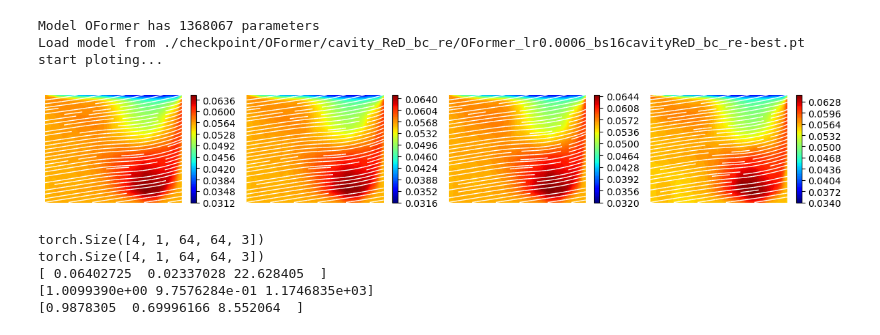
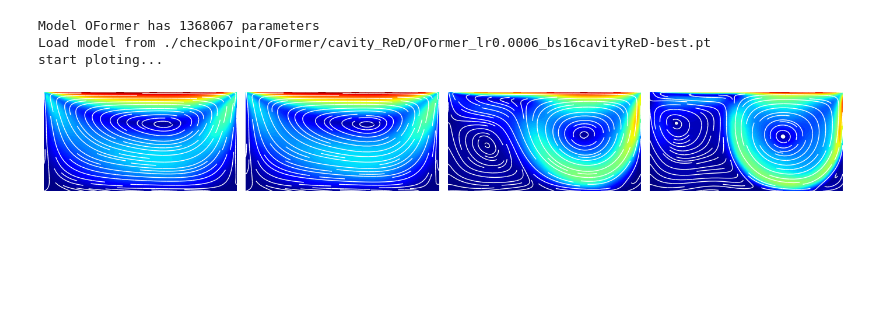
Before and after one commit to Lowbcgz/CFDNNEval, a Jupyter notebook: plot.ipynb, the cells around one changed output. Saved outputs shown, nothing was run; the diff lists cells and outputs as text; code cells hidden in the pictures; blank space fills up the shorter version.

```diff
--- a/plot.ipynb
+++ b/plot.ipynb
@@ -180,13 +100,0 @@ torch.Size([4, 1001, 64, 64, 3]) torch.Size([4, 64, 64, 5]) torch.Size([1, 64, 6
-# %%
-fig, axs = plt.subplots(1, 4, figsize=(12,2))
-fig.set_tight_layout(True)
-for i in range(4):
-    U = torch.sqrt(inputs[i, :, :, :, 0] ** 2 + inputs[i, :, :, :, 1] ** 2).cpu().numpy()
-    u = inputs[i, :, :, :, 0].cpu().numpy()
-    v = inputs[i, :, :, :, 1].cpu().numpy()
-    axs[i].axis("off")
-    extent = [x.min(), x.max(), y.min(), y.max()]
-    case_id = -1
-    axs[i].contourf(x, y, U[case_id], 100, cmap='jet', extent=extent)
-    axs[i].streamplot(x, y, u[case_id], v[case_id], color='white', linewidth=1, arrowsize=0)
-plt.show()
@@ -195,22 +101,19 @@ plt.show()
 # %%
-from utils import get_model, get_dataset, get_dataloader, get_min_max, setup_seed
-from functools import reduce
-from pathlib import Path
-from torch import Tensor
-from typing import Optional
+from utils import get_model, setup_seed
 import yaml
-import argparse
 import numpy as np
 import os
-import typing
 import matplotlib.pyplot as plt
 import torch
 
+# 修改模型
 model = 'OFormer'
+
 config_file = f'./config/{model}/config_cavity_ReD_bc_re.yaml'
 with open(config_file, 'r') as f:
     args = yaml.safe_load(f)
 args['dataset']['multi_step_size'] = 1
+args['dataset']['case_name'] = 'ReD'
 setup_seed(args["seed"])
 
 #init
@@ -250,61 +153,45 @@ model.to(device)
 #test and plot
 print('start ploting...')
 results = []
-max_iter = [1, 1, 1, 1] # [101, 101, 101, 101]
+max_iter = [101, 101, 120, 301] # [101, 101, 101, 101]
 model.eval()
 with torch.no_grad():
     inputs = inputs.float().to(device)
     case_params = case_params.float().to(device)
     grid = grid.float().to(device)
     mask = mask.float().to(device)
     for i in range(4):
-        x = inputs[i][100].unsqueeze(0)
+        x = inputs[i][0].unsqueeze(0)
         params = case_params[i].unsqueeze(0)
         x = (x - min_) / (max_ - min_)
+        # results.append(x)
         for j in range(max_iter[i]):
             pred = model(x, params, mask, grid)
             # if np.abs(np.sqrt(pred[0,0,0,0]**2 + pred[0,0,0,1]**2 + pred[0,0,0,2]**2) - np.sqrt(x[0,0,0,0]**2 + x[0,0,0,1]**2 + x[0,0,0,2]**2)) < 0.0001:
             #     print(f'converged at iter {j}')
             #     break
             x = pred.reshape(x.shape)
-            # print(x[0,0,0,:], x[0,0,-1,:], x[0,-1,0,:], x[0,-1,-1,:])
-        pred = pred * (max_ - min_) + min_
         results.append(pred.reshape(x.shape))
 
+for i in range(4):
+    # denormalize
+    results[i] = results[i] * (max_ - min_) + min_
 #plot
-fig, axs = plt.subplots(1, 4, figsize=(12,2))
+fig, axs = plt.subplots(1, 4, figsize=(14,2))
 fig.set_tight_layout(True)
 x = grid[0, :, :, 0].cpu().numpy()
 y = grid[0, :, :, 1].cpu().numpy()
 for i in range(4):
     U = np.sqrt(results[i][0,:,:,0].cpu().numpy()**2 + results[i][0,:,:,1].cpu().numpy()**2)
     u = results[i][0,:,:,0].cpu().numpy()
     v = results[i][0,:,:,1].cpu().numpy()
     axs[i].axis("off")
     extent = [x.min(), x.max(), y.min(), y.max()]
-    im = axs[i].contourf(x, y, U, 100, cmap='jet', extent=extent)
+    im = axs[i].contourf(x, y, U, 100, cmap='jet', extent=extent, vmin=U_min[i], vmax=U_max[i])
     axs[i].streamplot(x, y, u, v, color='white', linewidth=1, arrowsize=0)
-    # bar
-    cbar = plt.colorbar(im, ax=axs[i])
+fig.savefig(os.path.join(fig_dir, 'cavity_ReD.png'))
 # %% [output]
 Model OFormer has 1368067 parameters
-Load model from ./checkpoint/OFormer/cavity_ReD_bc_re/OFormer_lr0.0006_bs16cavityReD_bc_re-best.pt
+Load model from ./checkpoint/OFormer/cavity_ReD/OFormer_lr0.0006_bs16cavityReD-best.pt
 start ploting...
-[figure, old version]
+[figure, new version]
-# %%
-preds = torch.stack(results, dim=0)
-print(preds.shape)
-gts = inputs[:, 201].unsqueeze(1)
-print(gts.shape)
-err = torch.abs(preds - gts).cpu().numpy()
-# mse, nmse, maxe: [4, 1, 64, 64, 3] -> [3]
-mse  = np.mean(err**2, axis=(0,1,2,3))
-nmse = np.mean(err**2, axis=(0,1,2,3)) / np.mean(gts.cpu().numpy()**2, axis=(0,1,2,3))
-maxe = np.max(err, axis=(0,1,2,3))
-print(mse, nmse, maxe, sep='\n')
-# %% [output]
-torch.Size([4, 1, 64, 64, 3])
-torch.Size([4, 1, 64, 64, 3])
-[ 0.06402725  0.02337028 22.628405  ]
-[1.0099390e+00 9.7576284e-01 1.1746835e+03]
-[0.9878305  0.69996166 8.552064  ]
```
Also changed, not shown: parts of 4 cells of this notebook.
